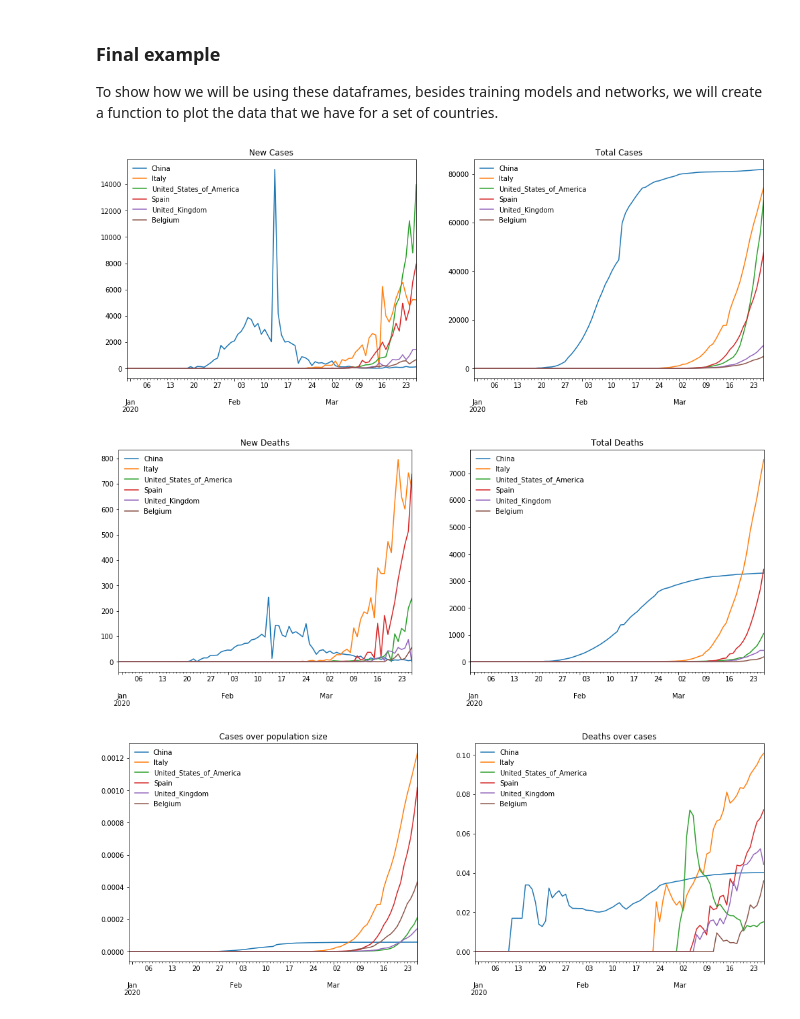
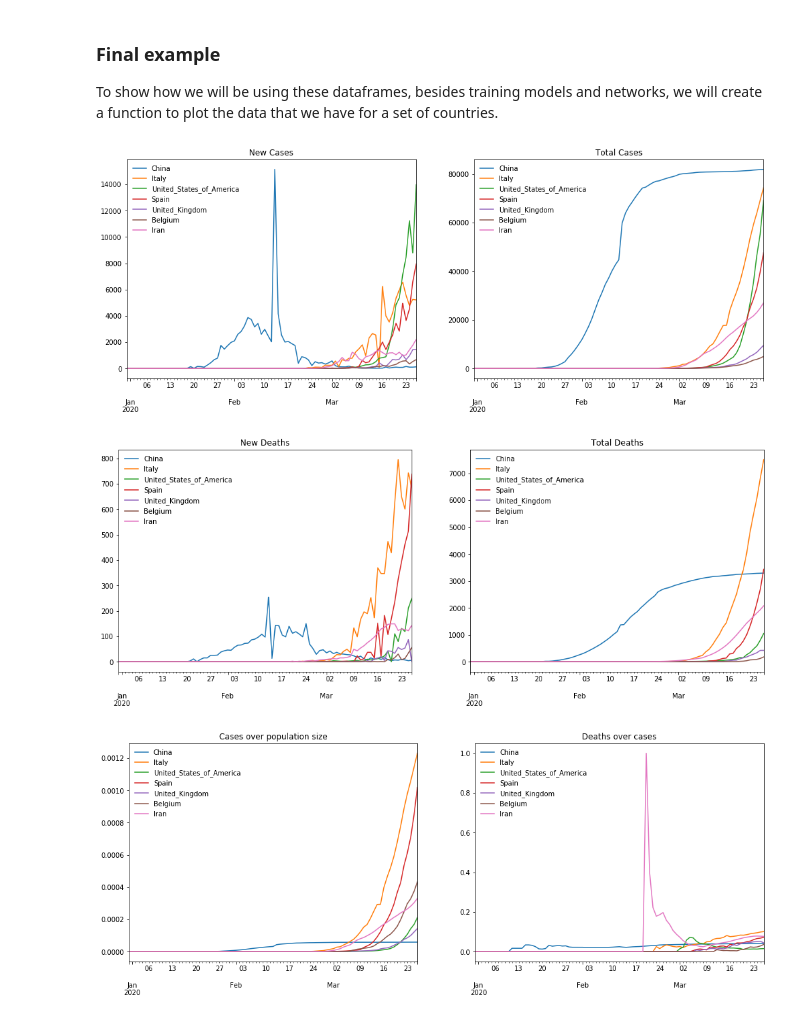
Before and after one commit to simon-verheyen/Portfolio, a Jupyter notebook: COVID-data/Data-Proccessing.ipynb, the cells around one changed output. Cells and saved outputs as stored; diff of their text form; code cells hidden in the pictures.

Commit message:
expanded on visualization

```diff
--- a/COVID-data/Data-Proccessing.ipynb
+++ b/COVID-data/Data-Proccessing.ipynb
@@ -353,30 +354,15 @@ df_populations.to_csv('data/populations_2018.csv')
 ### Final example
 
 To show how we will be using these dataframes, besides training models and networks, we will create a function to plot the data that we have for a set of countries.
-# %%
-import matplotlib.pyplot as plt
-
-countries_to_see = ['China', 'Italy', 'United_States_of_America', 'Spain', 'United_Kingdom', 'Belgium']
-
-def plot_side_by_side(df1, df2):
-    fig, (ax1, ax2) = plt.subplots(ncols=2)
-
-    df1[countries_to_see].plot(figsize=(17,6), ax=ax1)
-    ax1.legend(frameon=False, loc='upper left')
-    ax1.set_xlabel('')
-    ax1.set_title(df1.name)
-
-    df2[countries_to_see].plot(figsize=(17,6), ax=ax2)
-    ax2.legend(frameon=False, loc='upper left')
-    ax2.set_xlabel('')
-    ax2.set_title(df2.name)
-
-    plt.show()
-
-plot_side_by_side(df_cases_new, df_cases_total)
-plot_side_by_side(df_deaths_new, df_deaths_total)
-plot_side_by_side(df_cases_relative, df_deaths_relative)
-# %% [output]
-[figure, removed]
-[figure, removed]
-[figure, removed]
+# %%
+import my_tools as mt
+
+countries_to_see = ['China', 'Italy', 'United_States_of_America', 'Spain', 'United_Kingdom', 'Belgium', 'Iran']
+
+mt.plot_side_by_side(df_cases_new, df_cases_total, countries=countries_to_see)
+mt.plot_side_by_side(df_deaths_new, df_deaths_total, countries=countries_to_see)
+mt.plot_side_by_side(df_cases_relative, df_deaths_relative, countries=countries_to_see)
+# %% [output]
+[figure, added]
+[figure, added]
+[figure, added]
```
Also changed, not shown: parts of 1 cell of this notebook, 7 other files.
